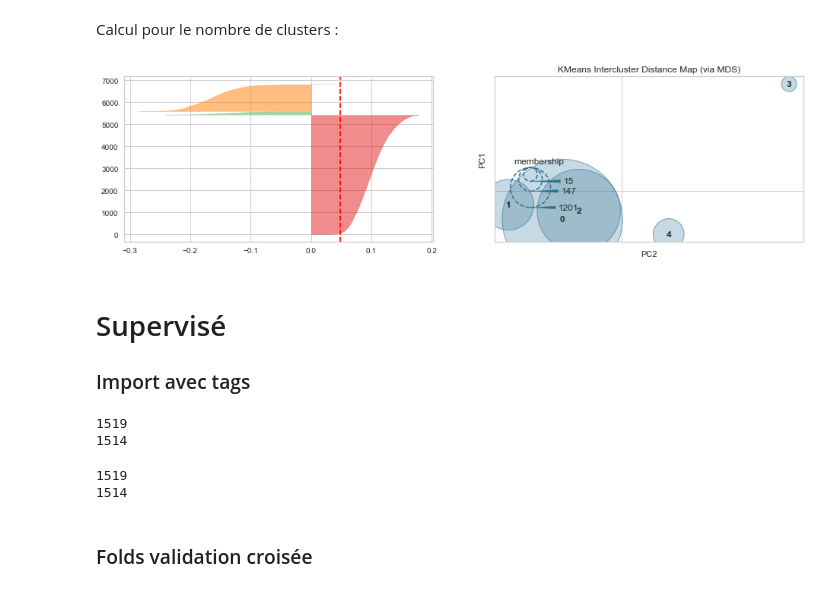
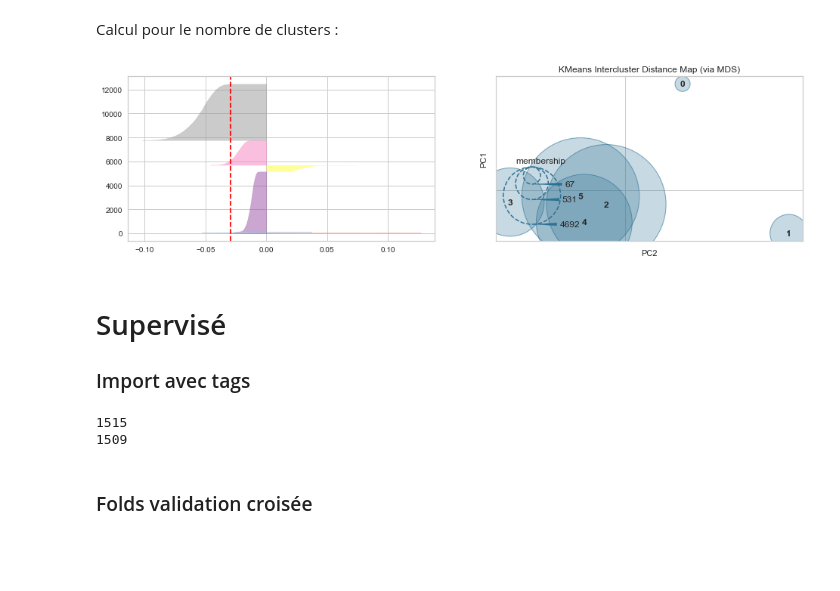
Before and after one commit to KenoKanawa/OpenClassroomsProjects, a Jupyter notebook: mainClustering.ipynb, the cells around one changed output. Saved outputs shown, nothing was run; the diff lists cells and outputs as text; code cells hidden in the pictures; blank space fills up the shorter version.

Commit message:
V3
working version with 20.000 rows and clusters

```diff
--- a/mainClustering.ipynb
+++ b/mainClustering.ipynb
@@ -7,9 +9,8 @@ import pandas as pd
 pd.set_option('display.max_columns', None)
 pd.set_option('display.max_rows', None)
 
-dataCount = pd.read_csv('CountVectorizer_LIGHT.csv')
-dataTF = pd.read_csv('TF-IDF_LIGHT.csv')
-data = pd.read_csv('dataRaw_LIGHT.csv')
+dataTF = pd.read_csv('TF-IDF_CUT.csv')
+data = pd.read_csv('dataRaw_CUT.csv')
 # %% [markdown]
 Aperçu :
 # %%
@@ -87,7 +84,7 @@ print(len(nltk.word_tokenize(data['TitleBody'][0])))
 
 Nombre de cluster que l'on souhaite effectuer, égal au nombre de tags du premier notebook.
 # %%
-N_TAGS = 5
+N_TAGS = 6
 N_CLUSTERS = N_TAGS
 N_MOTS = 100
 # %% [markdown]
@@ -217,9 +214,9 @@ dataTFSTD = pd.DataFrame(StandardScaler().fit_transform(dataTF))
 # %% [markdown]
 Calcul pour le nombre de clusters :
 # %%
-calculKMEANS(dataCountSTD, N_CLUSTERS)
+calculKMEANS(dataTFSTD, N_CLUSTERS)
 # %% [output]
-[figure, old version]
+[figure, new version]
 # %% [markdown]
 # Supervisé
 
@@ -230,17 +224,11 @@ dataTFTags = pd.read_csv('TF-IDFTags_LIGHT.csv')
-# %%
-print(dataCountTags.shape[1])
-print(dataCountTags.shape[1]-N_TAGS)
-# dataCountTags.head(5)
-# %% [output]
-1519
-1514
 # %%
+dataTFTags = pd.read_csv('TF-IDFTags_CUT.csv')
 print(dataTFTags.shape[1])
 print(dataTFTags.shape[1]-N_TAGS)
 # dataTFTags.head(5)
 # %% [output]
-1519
-1514
+1515
+1509
 # %% [markdown]
 ### Folds validation croisée
 # %%
```
Also changed, not shown: parts of 13 cells of this notebook, 1 other file.
